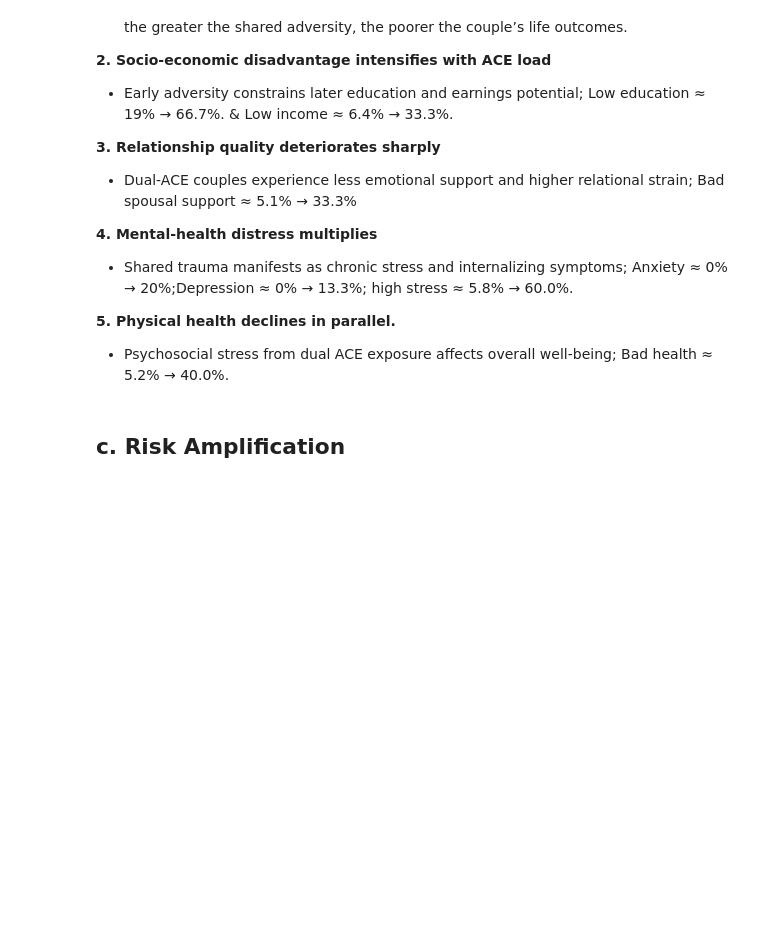
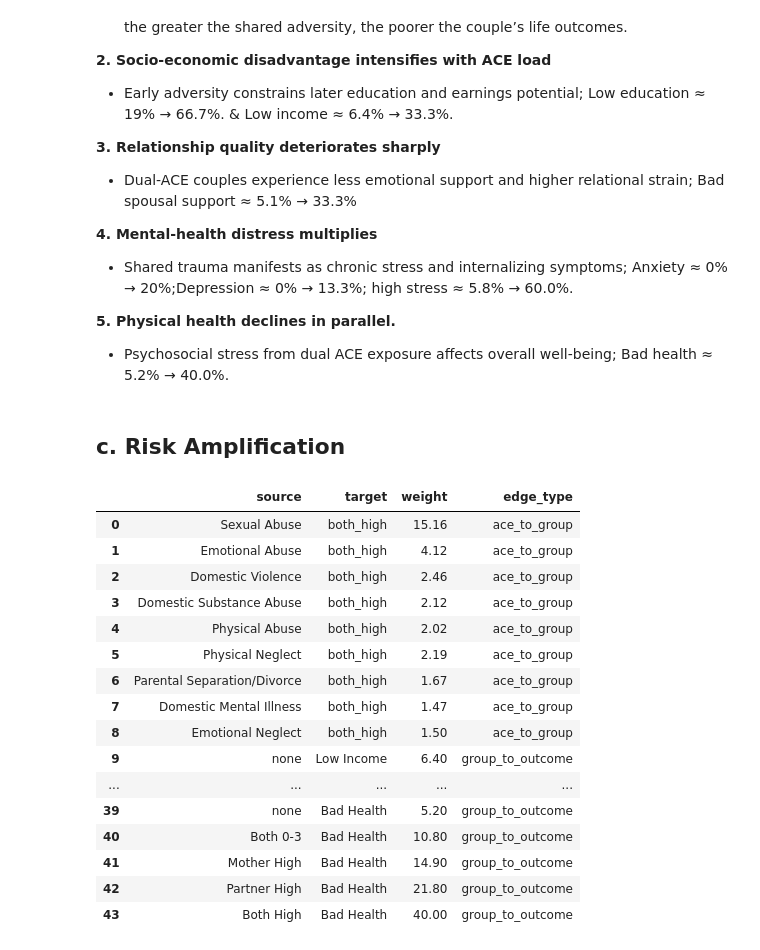
Before and after one commit to Nash-254/ACEs-and-Partner-Relationships, a Jupyter notebook: notebooks/ACEs_and_Partner_Relationships_notebook.ipynb, the cells around one changed output. Cells and saved outputs as stored; diff of their text form; code cells hidden in the pictures; blank space fills up the shorter version.

```diff
--- a/notebooks/ACEs_and_Partner_Relationships_notebook.ipynb
+++ b/notebooks/ACEs_and_Partner_Relationships_notebook.ipynb
@@ -159,3 +159,29 @@ plt.show()
 - Psychosocial stress from dual ACE exposure affects overall well-being; Bad health ≈ 5.2% → 40.0%.
 # %% [markdown]
 ## c. Risk Amplification
+# %%
+import pandas as pd
+import plotly.graph_objects as go
+from sqlalchemy import create_engine
+
+df = pd.read_csv('C:/Users/Nash/Desktop/New folder/sankey_test_data.csv') # read original csv file
+df.columns = [c.lower() for c in df.columns]
+df
+# %% [output]
+|  | source | target | weight | edge_type |
+| 0 | Sexual Abuse | both_high | 15.16 | ace_to_group |
+| 1 | Emotional Abuse | both_high | 4.12 | ace_to_group |
+| 2 | Domestic Violence | both_high | 2.46 | ace_to_group |
+| 3 | Domestic Substance Abuse | both_high | 2.12 | ace_to_group |
+| 4 | Physical Abuse | both_high | 2.02 | ace_to_group |
+| 5 | Physical Neglect | both_high | 2.19 | ace_to_group |
+| 6 | Parental Separation/Divorce | both_high | 1.67 | ace_to_group |
+| 7 | Domestic Mental Illness | both_high | 1.47 | ace_to_group |
+| 8 | Emotional Neglect | both_high | 1.50 | ace_to_group |
+| 9 | none | Low Income | 6.40 | group_to_outcome |
+| ... | ... | ... | ... | ... |
+| 39 | none | Bad Health | 5.20 | group_to_outcome |
+| 40 | Both 0-3 | Bad Health | 10.80 | group_to_outcome |
+| 41 | Mother High | Bad Health | 14.90 | group_to_outcome |
+| 42 | Partner High | Bad Health | 21.80 | group_to_outcome |
+| 43 | Both High | Bad Health | 40.00 | group_to_outcome |
```
Also changed, not shown: parts of 1 cell of this notebook, 1 other file.
